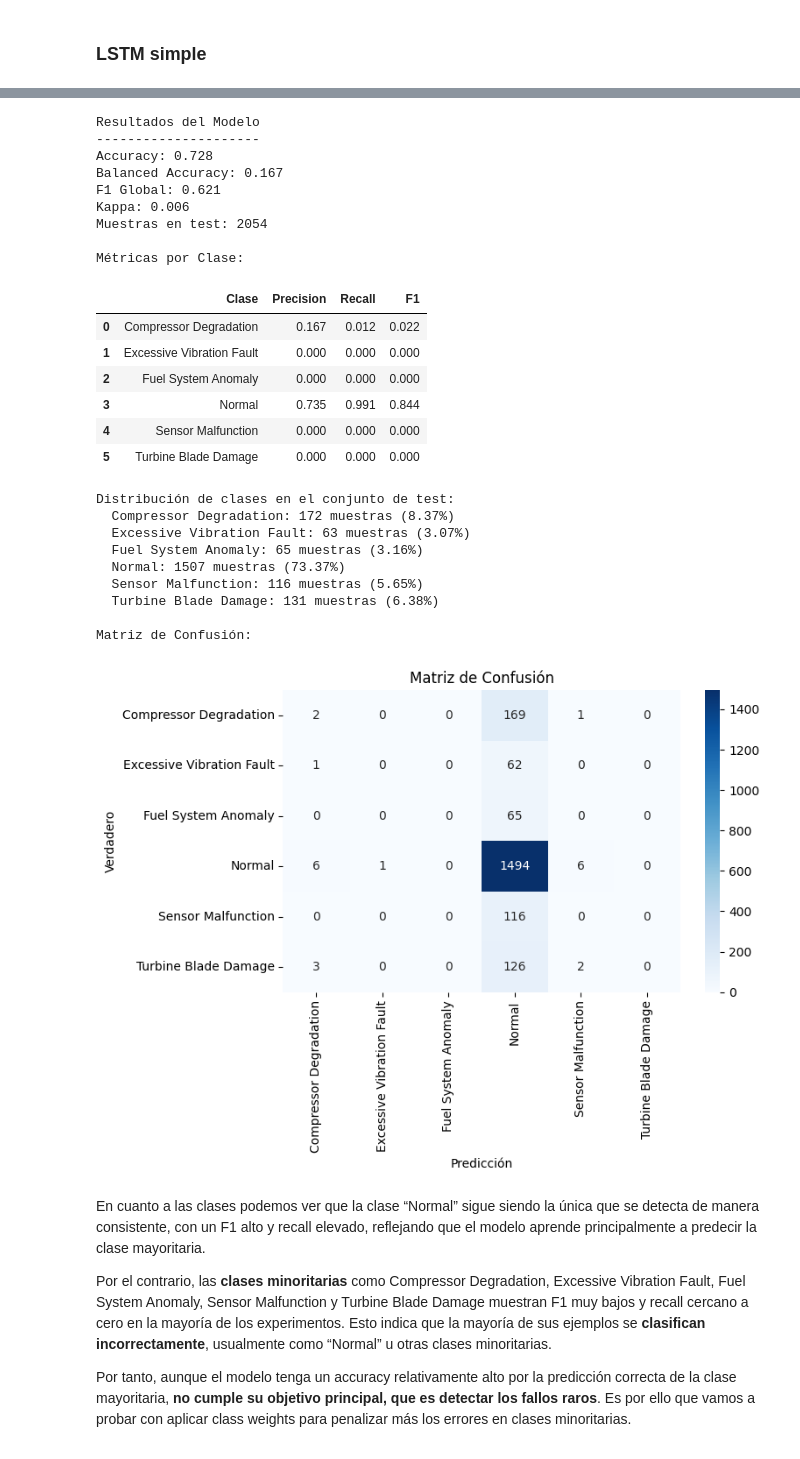
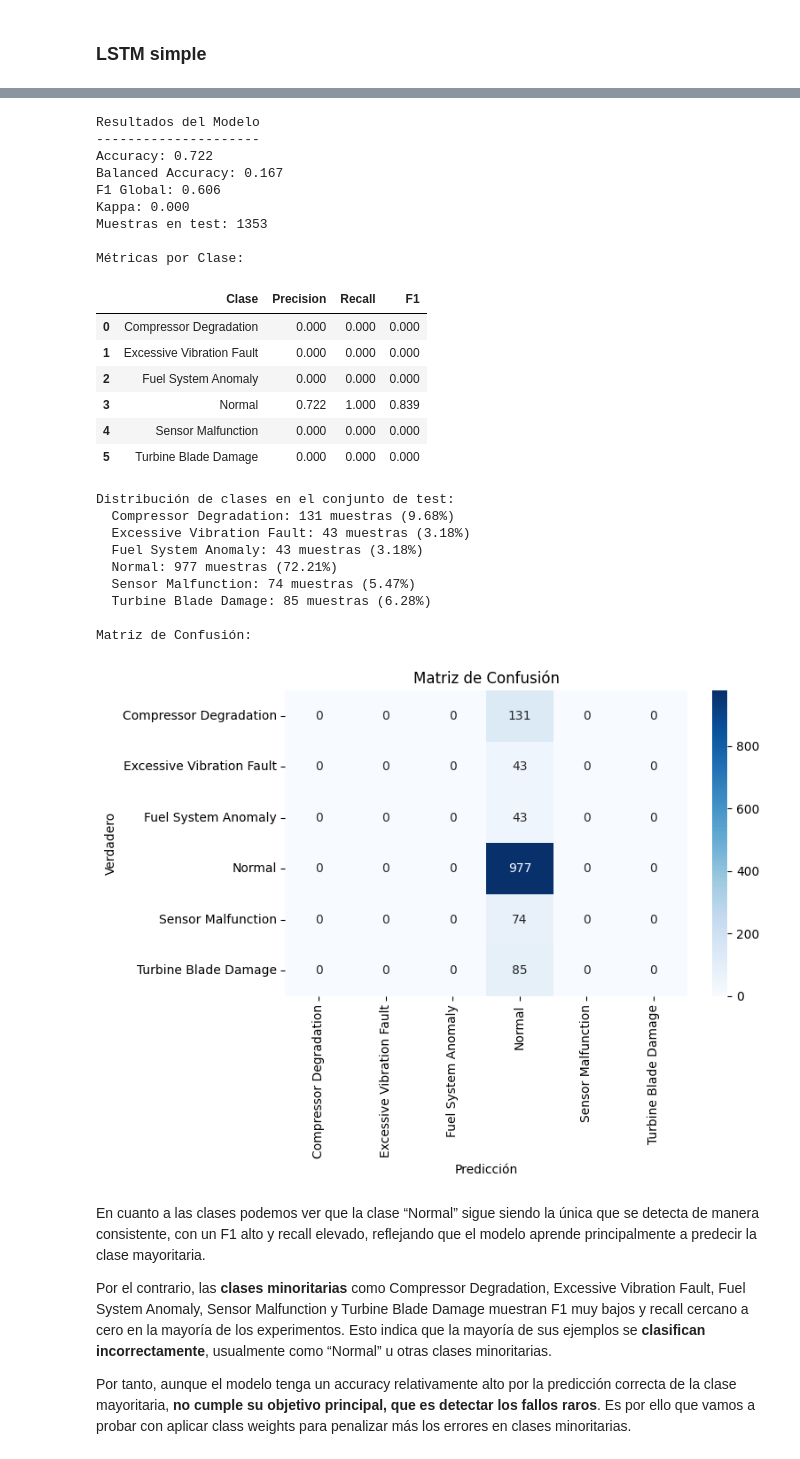
Before and after one commit to noraib/analitica_turboshaft, a Jupyter notebook: Entrega_final.ipynb, the cells around one changed output, grey strips where cells are left out. Drawn from its saved outputs; the diff is of its cells as text; code cells hidden in the pictures.

```diff
--- a/Entrega_final.ipynb
+++ b/Entrega_final.ipynb
@@ -844,29 +866,0 @@ ValueError: LSTM: Expected input to be 2D or 3D, got 4D instead
-# %%
-mostrar_resultados_notebook(resultados_lsmt, le)
-# %% [output]
-Resultados del Modelo
----------------------
-Accuracy: 0.728
-Balanced Accuracy: 0.167
-F1 Global: 0.621
-Kappa: 0.006
-Muestras en test: 2054
-
-Métricas por Clase:
-|  | Clase | Precision | Recall | F1 |
-| 0 | Compressor Degradation | 0.167 | 0.012 | 0.022 |
-| 1 | Excessive Vibration Fault | 0.000 | 0.000 | 0.000 |
-| 2 | Fuel System Anomaly | 0.000 | 0.000 | 0.000 |
-| 3 | Normal | 0.735 | 0.991 | 0.844 |
-| 4 | Sensor Malfunction | 0.000 | 0.000 | 0.000 |
-| 5 | Turbine Blade Damage | 0.000 | 0.000 | 0.000 |
-Distribución de clases en el conjunto de test:
-  Compressor Degradation: 172 muestras (8.37%)
-  Excessive Vibration Fault: 63 muestras (3.07%)
-  Fuel System Anomaly: 65 muestras (3.16%)
-  Normal: 1507 muestras (73.37%)
-  Sensor Malfunction: 116 muestras (5.65%)
-  Turbine Blade Damage: 131 muestras (6.38%)
-
-Matriz de Confusión:
-[figure, removed]
@@ -873,3 +884,45 @@ Matriz de Confusión:
+# %%
+resultados_lstm = entrenar_evaluar_lstm(
+    model=model_fijo,
+    X_train=X_train_raw, X_test=X_test_raw,
+    y_train=y_train_raw, y_test=y_test_raw,
+    le=le,
+    epochs=epochs,
+    batch_size=batch_size,
+    lr=0.001,
+    device=device,
+    ventana_variable=False,
+    ventana=ventana
+)
+# %%
+mostrar_resultados_notebook(resultados_lstm, le)
+# %% [output]
+Resultados del Modelo
+---------------------
+Accuracy: 0.722
+Balanced Accuracy: 0.167
+F1 Global: 0.606
+Kappa: 0.000
+Muestras en test: 1353
+
+Métricas por Clase:
+|  | Clase | Precision | Recall | F1 |
+| 0 | Compressor Degradation | 0.000 | 0.000 | 0.000 |
+| 1 | Excessive Vibration Fault | 0.000 | 0.000 | 0.000 |
+| 2 | Fuel System Anomaly | 0.000 | 0.000 | 0.000 |
+| 3 | Normal | 0.722 | 1.000 | 0.839 |
+| 4 | Sensor Malfunction | 0.000 | 0.000 | 0.000 |
+| 5 | Turbine Blade Damage | 0.000 | 0.000 | 0.000 |
+Distribución de clases en el conjunto de test:
+  Compressor Degradation: 131 muestras (9.68%)
+  Excessive Vibration Fault: 43 muestras (3.18%)
+  Fuel System Anomaly: 43 muestras (3.18%)
+  Normal: 977 muestras (72.21%)
+  Sensor Malfunction: 74 muestras (5.47%)
+  Turbine Blade Damage: 85 muestras (6.28%)
+
+Matriz de Confusión:
+[figure, added]
 # %% [markdown]
 En cuanto a las clases podemos ver que la clase “Normal” sigue siendo la única que se detecta de manera consistente, con un F1 alto y recall elevado, reflejando que el modelo aprende principalmente a predecir la clase mayoritaria.
 
```
Also changed, not shown: parts of 27 cells of this notebook, 2 other files.
